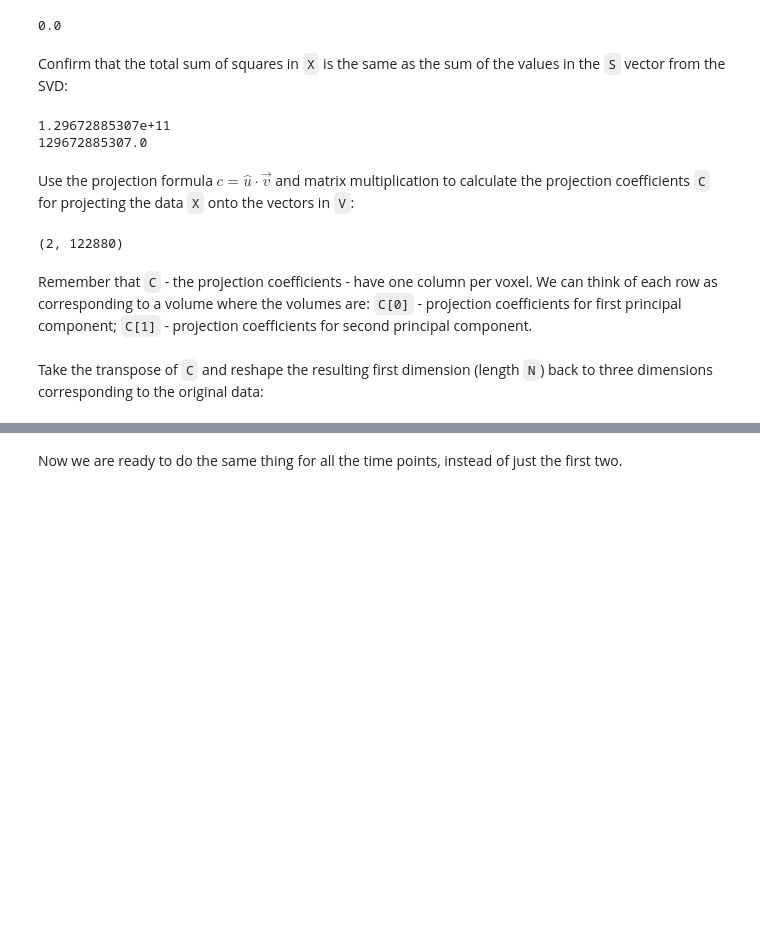
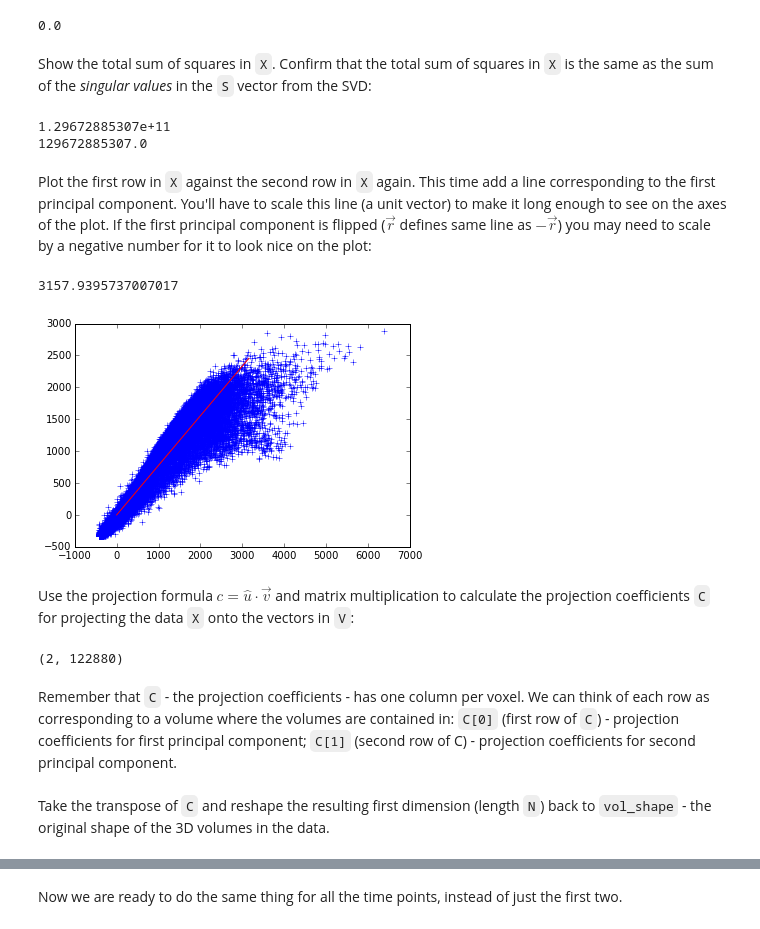
Before and after one commit to practical-neuroimaging/pna2015, a Jupyter notebook: day7/pca_solutions.ipynb, the cells around one changed output, grey strips where cells are left out. Drawn from its saved outputs; the diff is of its cells as text; code cells hidden in the pictures; blank space fills up the shorter version.

Commit message:
Add fuller PCA notebook, plus unsolved version

```diff
--- a/day7/pca_solutions.ipynb
+++ b/day7/pca_solutions.ipynb
@@ -25,0 +30,6 @@ data.shape
+# %%
+# Make variables:
+# 'vol_shape' for shape of volumes
+# 'n_vols' for number of volumes
+vol_shape = data.shape[:-1]
+n_vols = data.shape[-1]
@@ -35,7 +47,7 @@ first_two.shape
 How many voxels are there in one volume?  Call this number variable `N`:
 # %%
 # Set N to be the number of voxels in a volume
-N = np.prod(first_two.shape[:-1])
+N = np.prod(vol_shape)
 # %% [markdown]
 Reshape the new two-volume data array to have a first dimension length `N` and second dimension length 2. So, each column corresponds to the voxels for one volume.
 # %%
@@ -78,0 +88,4 @@ memmap([[  8.04237807e+10,   6.12641298e+10],
+# %%
+# Calculate unscaled covariance matrix for X
+unscaled_covariance = X.dot(first_two.T)
+unscaled_covariance
@@ -87,2 +97,5 @@ array([  1.28052411e+11,   1.62047385e+09])
+# %%
+# Use SVD to return U, S, V matrices from unscaled covariance
+U, S, V = npl.svd(unscaled_covariance)
 # %% [markdown]
 Confirm that the row vectors in `V` are both unit vectors (have vector length of 1):
@@ -97,21 +112,38 @@ V[0].dot(V[1])
 # %% [output]
 0.0
 # %% [markdown]
-Confirm that the total sum of squares in `X` is the same as the sum of the values in the `S` vector from the SVD:
+Show the total sum of squares in `X`.   Confirm that the total sum of squares in `X` is the same as the sum of the *singular values* in the `S` vector from the SVD:
-# %%
-print(np.sum(X ** 2))
-print(np.sum(S))
-# %% [output]
-1.29672885307e+11
-129672885307.0
+# %%
+# Show the total sum of squares in X
+# Is this (nearly) the same as the sum of the values in S?
+print(np.sum(X ** 2))
+print(np.sum(S))
+# %% [output]
+1.29672885307e+11
+129672885307.0
+# %% [markdown]
+Plot the first row in `X` against the second row in `X` again.  This time add a line corresponding to the first principal component.  You'll have to scale this line (a unit vector) to make it long enough to see on the axes of the plot.  If the first principal component is flipped ($\vec{r}$ defines same line as $-\vec{r}$) you may need to scale by a negative number for it to look nice on the plot:
+# %%
+# Plot the signal in the first row against the signal in the second
+# Plot line corresponding to a scaled version of the first principal component
+# (Scaling may need to be negative)
+plt.plot(X[0], X[1], '+')
+scaled_v = V[0] * -4000
+plt.plot([0, scaled_v[0]], [0, scaled_v[1]], 'r')
+scaled_v[0]
+# %% [output]
+3157.9395737007017
+[figure, added]
 # %% [markdown]
 Use the projection formula $c = \hat{u} \cdot \vec{v}$ and matrix multiplication to calculate the projection coefficients `C` for projecting the data `X` onto the vectors in `V`:
-# %%
-C = V.dot(first_two)
-C.shape
-# %% [output]
-(2, 122880)
+# %%
+# Calculate the projection coefficients for projecting X onto the vectors in V
+# Put the result into a new array C.
+C = V.dot(first_two)
+C.shape
+# %% [output]
+(2, 122880)
 # %% [markdown]
-Remember that `C` - the projection coefficients - have one column per voxel.  We can think of each row as corresponding to a volume where the volumes are: `C[0]` - projection coefficients for first principal component; `C[1]` - projection coefficients for second principal component.
+Remember that `C` - the projection coefficients - has one column per voxel.  We can think of each row as corresponding to a volume where the volumes are contained in: `C[0]` (first row of `C`) - projection coefficients for first principal component; `C[1]` (second row of C) - projection coefficients for second principal component.
 # %% [markdown]
-Take the transpose of `C` and reshape the resulting first dimension (length `N`) back to three dimensions corresponding to the original data:
+Take the transpose of `C` and reshape the resulting first dimension (length `N`) back to `vol_shape` - the original shape of the 3D volumes in the data.
```
Also changed, not shown: parts of 60 cells of this notebook, 1 other file.
